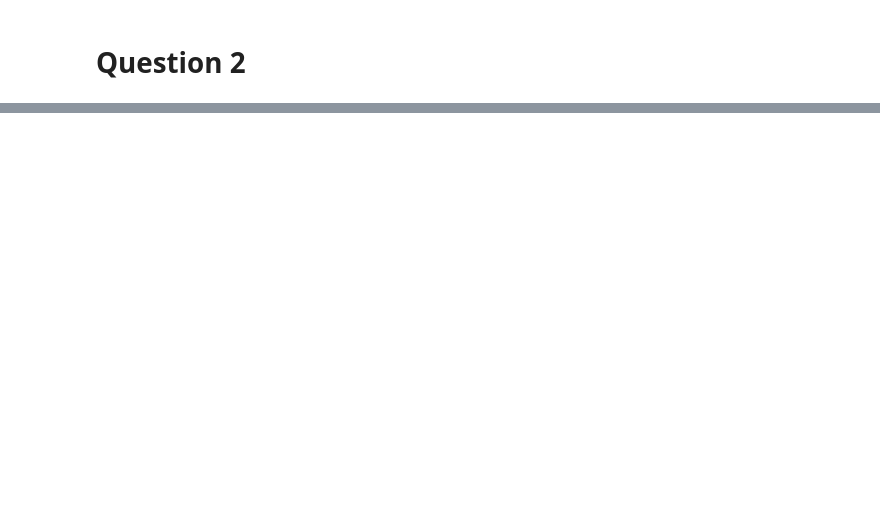
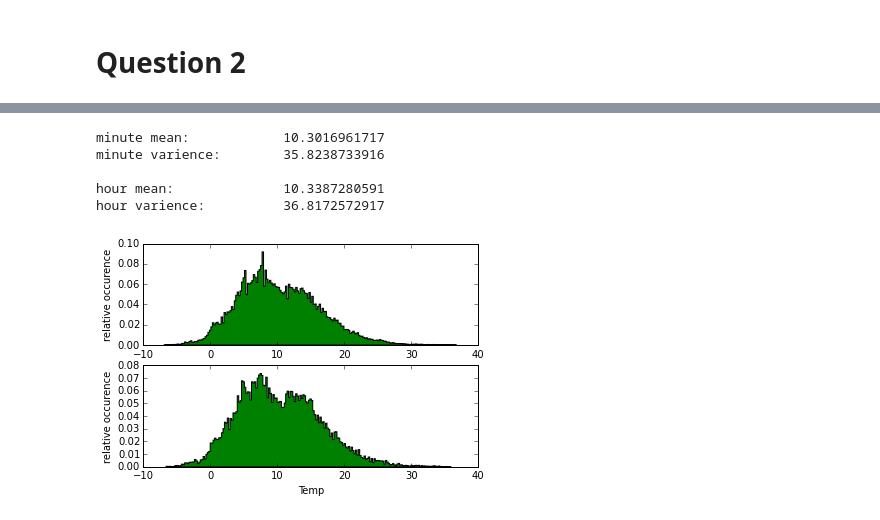
Before and after one commit to mpgriff/P411Assignments, a Jupyter notebook: p411a1-mattgriffiths.ipynb, the cells around one changed output, grey strips where cells are left out. Drawn from its saved outputs; the diff is of its cells as text; code cells hidden in the pictures; blank space fills up the shorter version.

```diff
--- a/p411a1-mattgriffiths.ipynb
+++ b/p411a1-mattgriffiths.ipynb
@@ -96,0 +213,31 @@ We lose smoothness. comment further about difference between plots
+# %%
+minutedata = np.genfromtxt('http://web.uvic.ca/~jklymak/Phy411/Data/MinuteData/DeepCoveNew.txt')[:,1]
+hourdata = np.genfromtxt('http://web.uvic.ca/~jklymak/phy411/data/AllHourly.txt')[6,2:]
+hourdata = hourdata[~np.isnan(hourdata)]
+minutedata = minutedata[~np.isnan(minutedata)]
+# %%
+print "\nminute mean: \t \t" + str(np.mean(minutedata))
+print "minute varience: \t" + str(np.var(minutedata)) + "\n"
+print "hour mean: \t \t" + str(np.mean(hourdata))
+print "hour varience: \t\t" + str(np.var(hourdata))
+
+fig = plt.figure()
+ax = fig.add_subplot(2,1,1)
+numBins = 200
+ax.hist(minutedata,numBins,histtype='stepfilled', color='green', normed=True)
+ax.set_xlabel('Temp')
+ax.set_ylabel('relative occurence')
+
+ax = fig.add_subplot(2,1,2)
+ax.hist(hourdata, numBins, histtype='stepfilled', color='green', normed=True)
+ax.set_xlabel('Temp')
+ax.set_ylabel('relative occurence')
+
+plt.show()
+# %% [output]
+minute mean:            10.3016961717
+minute varience:        35.8238733916
+
+hour mean:              10.3387280591
+hour varience:          36.8172572917
+[figure, added]
```
Also changed, not shown: parts of 14 cells of this notebook.
